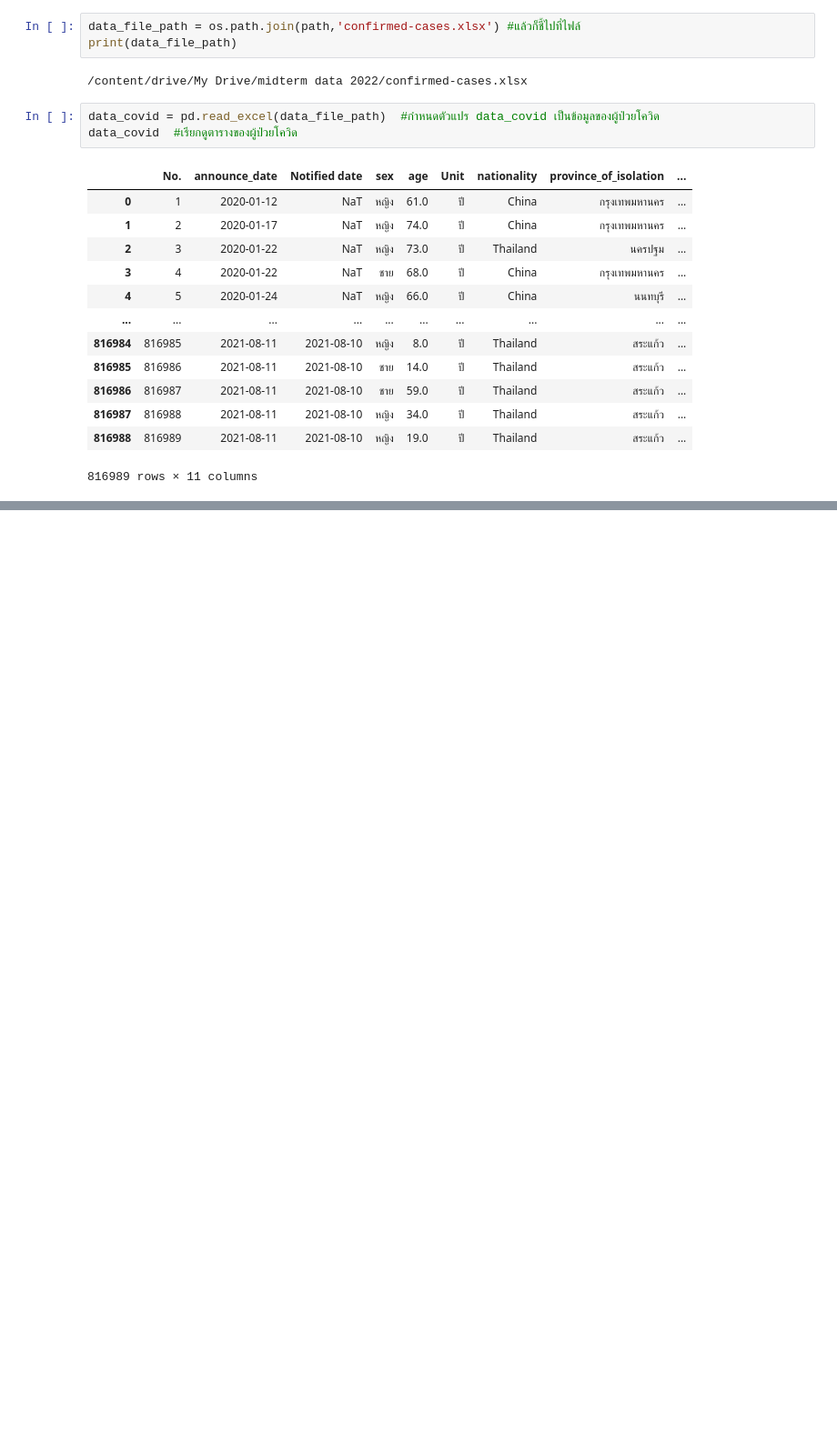
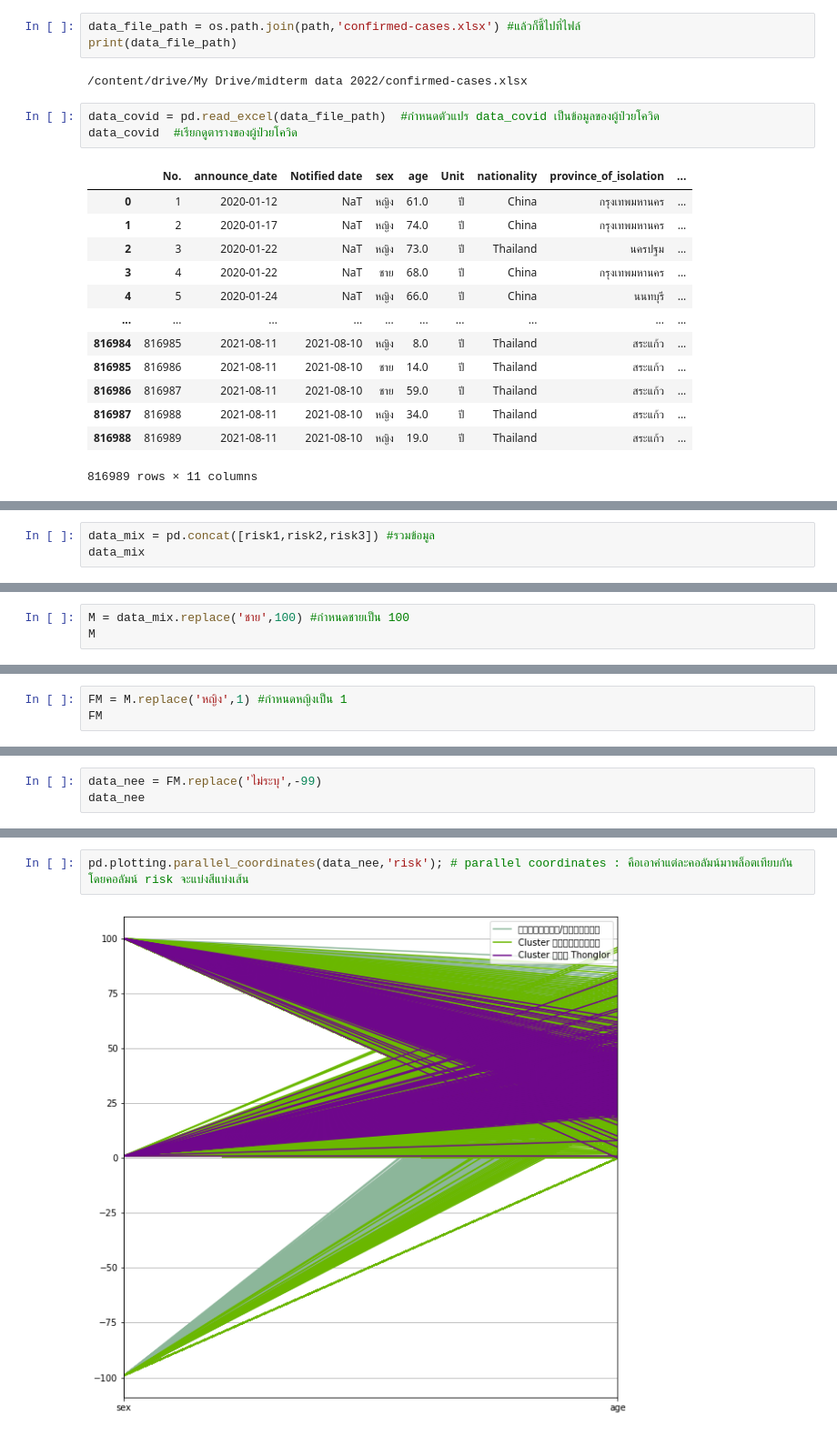
Before and after one commit to Wikanes-k/data_viz_2022, a Jupyter notebook: DataViz01_Table_Data.ipynb, the cells around one changed output, grey strips where cells are left out. Shown at 91% size. Saved outputs shown, nothing was run; the diff lists cells and outputs as text; blank space fills up the shorter version.

Commit message:
Display table data and basic matplotlib

```diff
--- a/DataViz01_Table_Data.ipynb
+++ b/DataViz01_Table_Data.ipynb
@@ -173,0 +294,3 @@ data_covid  #เรียกดูตารางของผู้ป่วย
+# %%
+data_mix = pd.concat([risk1,risk2,risk3]) #รวมข้อมูล
+data_mix
@@ -173,0 +311,3 @@ data_covid  #เรียกดูตารางของผู้ป่วย
+# %%
+M = data_mix.replace('ชาย',100) #กำหนดชายเป็น 100
+M
@@ -173,0 +328,3 @@ data_covid  #เรียกดูตารางของผู้ป่วย
+# %%
+FM = M.replace('หญิง',1) #กำหนดหญิงเป็น 1
+FM
@@ -173,0 +345,3 @@ data_covid  #เรียกดูตารางของผู้ป่วย
+# %%
+data_nee = FM.replace('ไม่ระบุ',-99)
+data_nee
@@ -173,0 +362,4 @@ data_covid  #เรียกดูตารางของผู้ป่วย
+# %%
+pd.plotting.parallel_coordinates(data_nee,'risk'); # parallel coordinates : คือเอาค่าแต่ละคอลัมน์มาพล็อตเทียบกัน โดยคอลัมน์ risk จะแบ่งสีแบ่งเส้น
+# %% [output]
+[figure, added]
```
Also changed, not shown: parts of 14 cells of this notebook.
